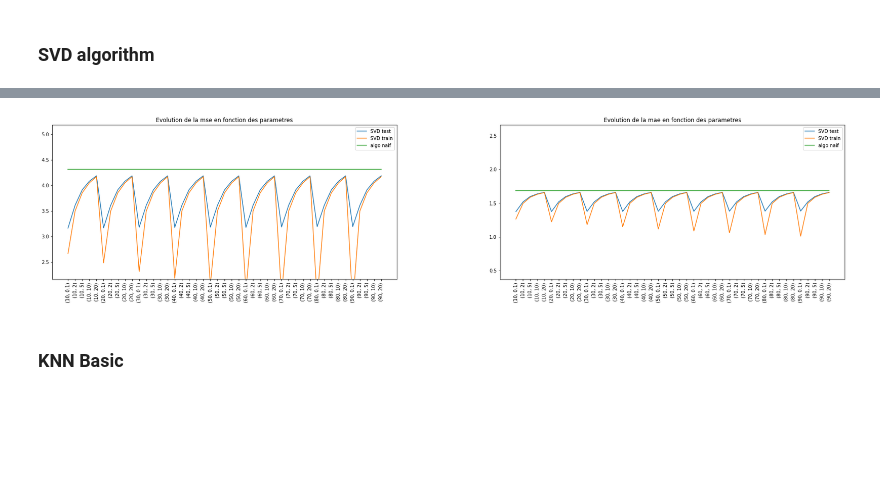
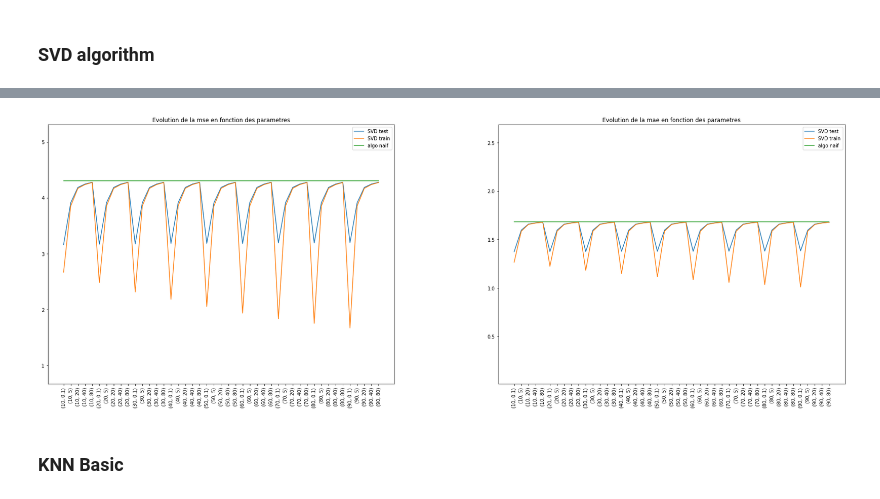
Before and after one commit to Amayas29/review-analysis, a Jupyter notebook: src/6_filtrage_colaboratif.ipynb, the cells around one changed output, grey strips where cells are left out. Drawn from its saved outputs; the diff is of its cells as text; code cells hidden in the pictures; blank space fills up the shorter version.

```diff
--- a/src/6_filtrage_colaboratif.ipynb
+++ b/src/6_filtrage_colaboratif.ipynb
@@ -296,7 +296,8 @@ import joblib
 from surprise.model_selection import KFold
 from sklearn.metrics import mean_squared_error, mean_absolute_error
 
-def model_optim(model_class, param_grid, data, bsl_options=False, knn=False):
+def model_optim(model_class, param_grid, data, bsl_options=False):
+
     mse_test = []
     mae_test = []
 
@@ -361,7 +362,7 @@ def model_optim(model_class, param_grid, data, bsl_options=False, knn=False):
     mse_test, mae_test, mse_train, mae_train = zip(*results)
 
     if len(param_combinations) > 1:
-        fig, axs = plt.subplots(1, 2, figsize=(30, 6))
+        fig, axs = plt.subplots(1, 2, figsize=(30, 10))
         plt.subplots_adjust(wspace=0.3)
 
         axs[0].plot(mse_test, label=f"{model_class.__name__} test")
@@ -371,7 +372,7 @@ def model_optim(model_class, param_grid, data, bsl_options=False, knn=False):
         axs[0].set_title("Evolution de la mse en fonction des parametres")
         axs[0].set_xticks(np.arange(len(param_combinations)))
         axs[0].set_xticklabels(param_combinations, rotation=90)
-        axs[0].set_ylim(min(mse_test) - 1, max(mse_test) + 1)
+        axs[0].set_ylim(np.min([min(mse_test), min(mse_train), min(mse_mean)]) - 1, np.max([max(mse_test), max(mse_train), max(mse_mean)]) + 1)
         axs[0].legend()
 
         axs[1].plot(mae_test, label=f"{model_class.__name__} test")
@@ -381,7 +382,7 @@ def model_optim(model_class, param_grid, data, bsl_options=False, knn=False):
         axs[1].set_title('Evolution de la mae en fonction des parametres')
         axs[1].set_xticks(np.arange(len(param_combinations)))
         axs[1].set_xticklabels(param_combinations, rotation=90)
-        axs[1].set_ylim(min(mae_test) - 1, max(mae_test) + 1)
+        axs[1].set_ylim(np.min([min(mae_test), min(mae_train), min(mae_mean)]) - 1, np.max([max(mae_test), max(mae_train), max(mae_mean)]) + 1)
         axs[1].legend()
 
         plt.show()
@@ -414,7 +415,7 @@ model_optim(BaselineOnly, bsl_options, data, bsl_options=True)
 # %%
 param_grid = {
     "n_factors": [10*i for i in range(1, 10)],
-    "reg_all": [0.1, 2, 5, 10, 20],
+    "reg_all": [0.1, 5, 20, 40, 80],
 }
 
 model_optim(SVD, param_grid, data)
@@ -426,4 +427,4 @@ model_optim(SVD, param_grid, data)
-[figure, old version]
+[figure, new version]
 # %% [markdown]
 ### KNN Basic
 # %%
```
Also changed, not shown: parts of 20 cells of this notebook.
